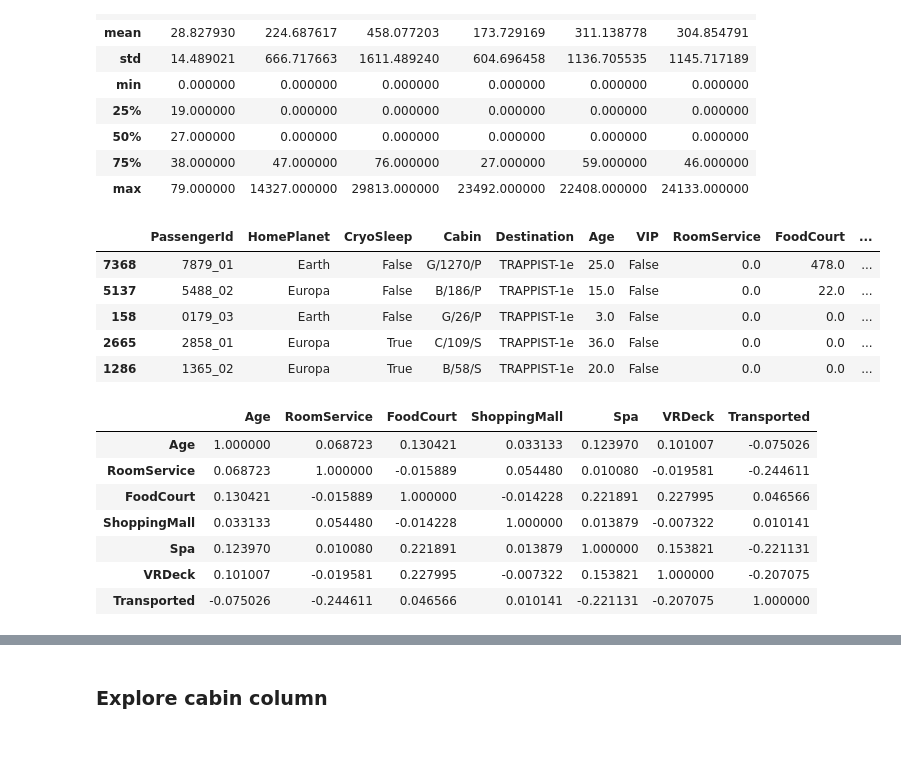
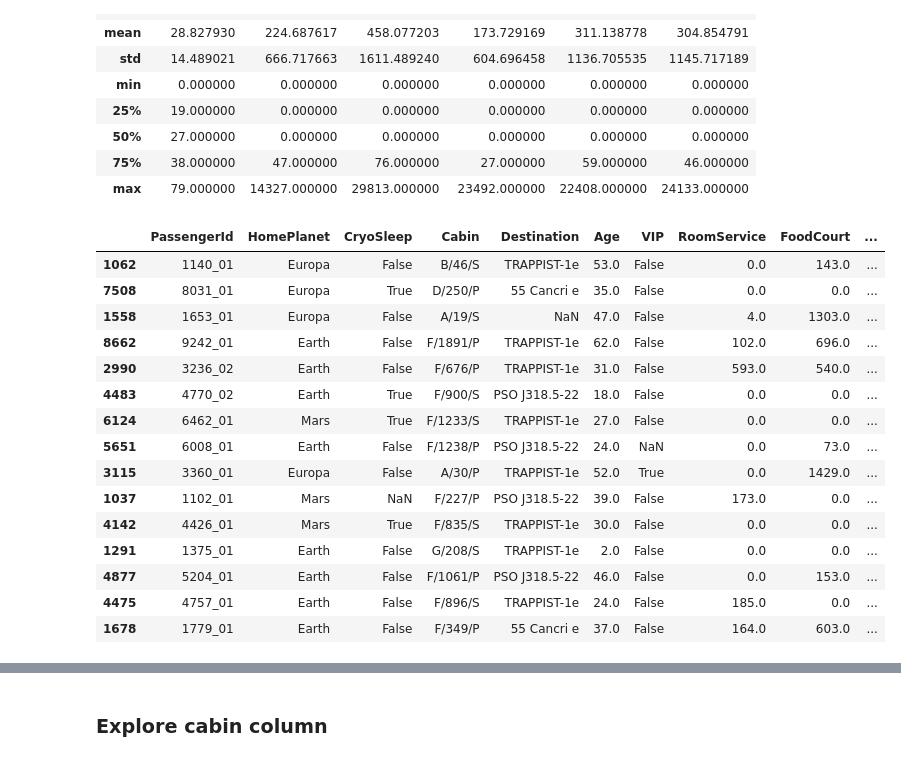
Before and after one commit to Holdmedve/spaceship_titanic, a Jupyter notebook: main.ipynb, the cells around one changed output, grey strips where cells are left out. Cells and saved outputs as stored; diff of their text form; code cells hidden in the pictures.

```diff
--- a/main.ipynb
+++ b/main.ipynb
@@ -24,22 +25,21 @@ titanic.describe()
 | 75% | 38.000000 | 47.000000 | 76.000000 | 27.000000 | 59.000000 | 46.000000 |
 | max | 79.000000 | 14327.000000 | 29813.000000 | 23492.000000 | 22408.000000 | 24133.000000 |
 # %%
-titanic.sample(5)
+titanic.sample(15)
 # %% [output]
 |  | PassengerId | HomePlanet | CryoSleep | Cabin | Destination | Age | VIP | RoomService | FoodCourt | ... |
-| 7368 | 7879_01 | Earth | False | G/1270/P | TRAPPIST-1e | 25.0 | False | 0.0 | 478.0 | ... |
-| 5137 | 5488_02 | Europa | False | B/186/P | TRAPPIST-1e | 15.0 | False | 0.0 | 22.0 | ... |
-| 158 | 0179_03 | Earth | False | G/26/P | TRAPPIST-1e | 3.0 | False | 0.0 | 0.0 | ... |
-| 2665 | 2858_01 | Europa | True | C/109/S | TRAPPIST-1e | 36.0 | False | 0.0 | 0.0 | ... |
-| 1286 | 1365_02 | Europa | True | B/58/S | TRAPPIST-1e | 20.0 | False | 0.0 | 0.0 | ... |
+| 1062 | 1140_01 | Europa | False | B/46/S | TRAPPIST-1e | 53.0 | False | 0.0 | 143.0 | ... |
+| 7508 | 8031_01 | Europa | True | D/250/P | 55 Cancri e | 35.0 | False | 0.0 | 0.0 | ... |
+| 1558 | 1653_01 | Europa | False | A/19/S | NaN | 47.0 | False | 4.0 | 1303.0 | ... |
+| 8662 | 9242_01 | Earth | False | F/1891/P | TRAPPIST-1e | 62.0 | False | 102.0 | 696.0 | ... |
+| 2990 | 3236_02 | Earth | False | F/676/P | TRAPPIST-1e | 31.0 | False | 593.0 | 540.0 | ... |
+| 4483 | 4770_02 | Earth | True | F/900/S | PSO J318.5-22 | 18.0 | False | 0.0 | 0.0 | ... |
+| 6124 | 6462_01 | Mars | True | F/1233/S | TRAPPIST-1e | 27.0 | False | 0.0 | 0.0 | ... |
+| 5651 | 6008_01 | Earth | False | F/1238/P | PSO J318.5-22 | 24.0 | NaN | 0.0 | 73.0 | ... |
+| 3115 | 3360_01 | Europa | False | A/30/P | TRAPPIST-1e | 52.0 | True | 0.0 | 1429.0 | ... |
+| 1037 | 1102_01 | Mars | NaN | F/227/P | PSO J318.5-22 | 39.0 | False | 173.0 | 0.0 | ... |
+| 4142 | 4426_01 | Mars | True | F/835/S | TRAPPIST-1e | 30.0 | False | 0.0 | 0.0 | ... |
+| 1291 | 1375_01 | Earth | False | G/208/S | TRAPPIST-1e | 2.0 | False | 0.0 | 0.0 | ... |
+| 4877 | 5204_01 | Earth | False | F/1061/P | PSO J318.5-22 | 46.0 | False | 0.0 | 153.0 | ... |
+| 4475 | 4757_01 | Earth | False | F/896/S | TRAPPIST-1e | 24.0 | False | 185.0 | 0.0 | ... |
+| 1678 | 1779_01 | Earth | False | F/349/P | 55 Cancri e | 37.0 | False | 164.0 | 603.0 | ... |
-# %%
-titanic.corr(numeric_only=True)
-# %% [output]
-|  | Age | RoomService | FoodCourt | ShoppingMall | Spa | VRDeck | Transported |
-| Age | 1.000000 | 0.068723 | 0.130421 | 0.033133 | 0.123970 | 0.101007 | -0.075026 |
-| RoomService | 0.068723 | 1.000000 | -0.015889 | 0.054480 | 0.010080 | -0.019581 | -0.244611 |
-| FoodCourt | 0.130421 | -0.015889 | 1.000000 | -0.014228 | 0.221891 | 0.227995 | 0.046566 |
-| ShoppingMall | 0.033133 | 0.054480 | -0.014228 | 1.000000 | 0.013879 | -0.007322 | 0.010141 |
-| Spa | 0.123970 | 0.010080 | 0.221891 | 0.013879 | 1.000000 | 0.153821 | -0.221131 |
-| VRDeck | 0.101007 | -0.019581 | 0.227995 | -0.007322 | 0.153821 | 1.000000 | -0.207075 |
-| Transported | -0.075026 | -0.244611 | 0.046566 | 0.010141 | -0.221131 | -0.207075 | 1.000000 |
```
Also changed, not shown: parts of 28 cells of this notebook, 2 other files.
